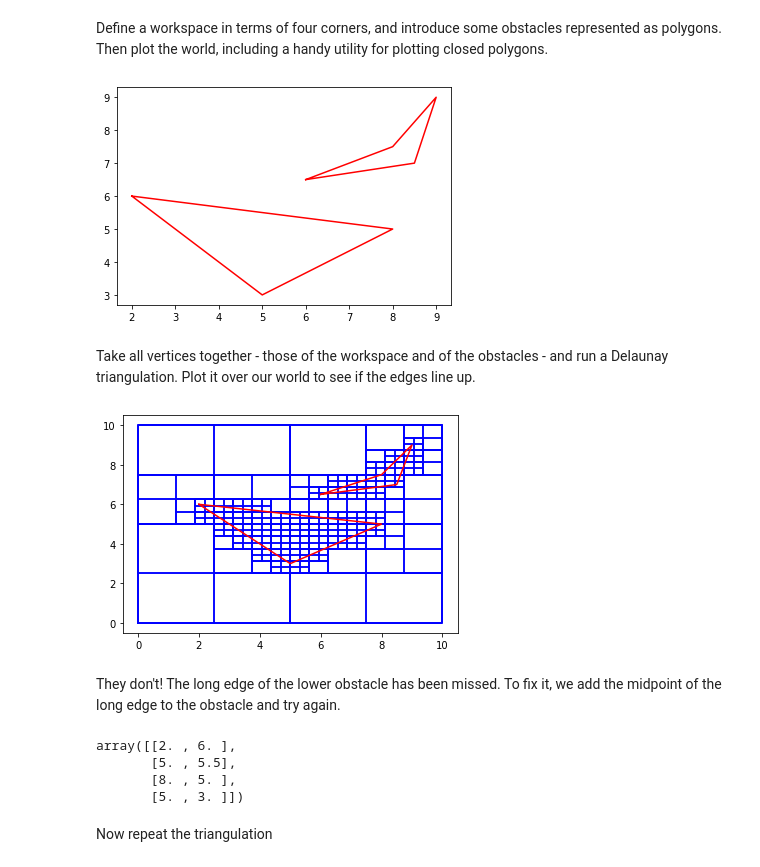
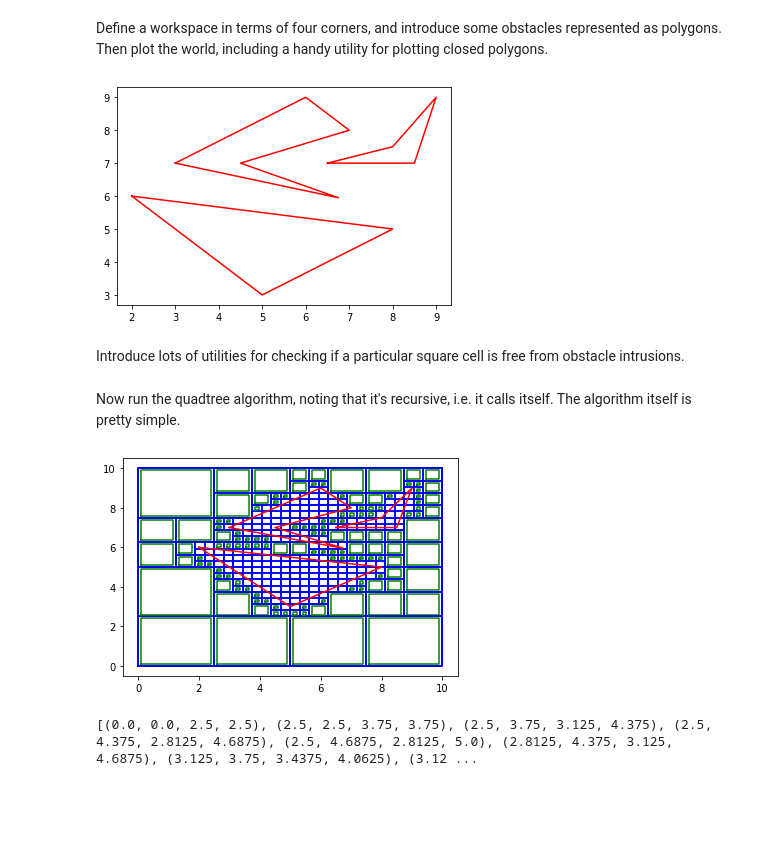
Before and after one commit to arthurrichards77/smply, a Jupyter notebook: quadtree.ipynb, the cells around one changed output. Drawn from its saved outputs; the diff is of its cells as text; code cells hidden in the pictures; blank space fills up the shorter version.

```diff
--- a/quadtree.ipynb
+++ b/quadtree.ipynb
@@ -6,7 +6,8 @@ from scipy.spatial import Delaunay
 # %% [markdown]
 Define a workspace in terms of four corners, and introduce some obstacles represented as polygons.  Then plot the world, including a handy utility for plotting closed polygons.
 # %%
-obstacles = [np.array([[2.,6.],[8.,5.],[5.,3.]]),np.array([[6.,6.5],[8.5,7.],[9.,9.],[8.,7.5]])]
+obstacles = [np.array([[2.,6.],[8.,5.],[5.,3.]]),np.array([[6.5,7.],[8.5,7.],[9.,9.],[8.,7.5]])]
+obstacles.append(np.array([[3,7],[6.75,5.95],[4.5,7],[7,8],[6,9]]))
 
 def plot_poly(points,fmt='b-',**kwargs):
     plt.plot(np.append(points[:,0],points[0,0]),np.append(points[:,1],points[0,1]),fmt)
@@ -15,7 +16,9 @@ for ob in obstacles:
     plot_poly(ob,'r-')
 plt.show()
 # %% [output]
-[figure, old version]
+[figure, new version]
+# %% [markdown]
+Introduce lots of utilities for checking if a particular square cell is free from obstacle intrusions.
 # %%
 def lines_cross(a,b,c,d):
     M = np.array([[b[0]-a[0],c[0]-d[0]],[b[1]-a[1],c[1]-d[1]]])
@@ -69,40 +72,35 @@ def is_free(xlo,ylo,xhi,yhi,obstacles):
         return(False)
     else:
         return(True)
-# %% [markdown]
-Take all vertices together - those of the workspace and of the obstacles - and run a Delaunay triangulation.  Plot it over our world to see if the edges line up.
+# %% [markdown]
+Now run the quadtree algorithm, noting that it's recursive, i.e. it calls itself.  The algorithm itself is pretty simple.
 # %%
+cells = []
+tol = 0.6
+
 def quadtree(xlo,ylo,xhi,yhi,obstacles):
     #print(xlo,ylo,xhi,yhi)
     assert(xhi>xlo)
     assert(yhi>ylo)
     plt.plot([xlo,xlo,xhi,xhi,xlo],[ylo,yhi,yhi,ylo,ylo],'b-')
     if is_free(xlo,ylo,xhi,yhi,obstacles):
-        pass
-    elif xhi>xlo+0.5:
+        plt.plot([xlo+0.1,xlo+0.1,xhi-0.1,xhi-0.1,xlo+0.1],[ylo+0.1,yhi-0.1,yhi-0.1,ylo+0.1,ylo+0.1],'g-')
+        cells.append((xlo,ylo,xhi,yhi))
+    elif xhi>xlo+tol:
         quadtree(xlo,ylo,0.5*(xlo+xhi),0.5*(ylo+yhi),obstacles)
         quadtree(0.5*(xlo+xhi),0.5*(ylo+yhi),xhi,yhi,obstacles)
         quadtree(xlo,0.5*(ylo+yhi),0.5*(xlo+xhi),yhi,obstacles)
         quadtree(0.5*(xlo+xhi),ylo,xhi,0.5*(ylo+yhi),obstacles)
 
 bl = [0.,0.]
 tr = [10.,10.]
 quadtree(bl[0],bl[1],tr[0],tr[1],obstacles)
 
 for ob in obstacles:
     plot_poly(ob,'r-')
 plt.show()
+
+print(cells)
 # %% [output]
-[figure, old version]
+[figure, new version]
+[(0.0, 0.0, 2.5, 2.5), (2.5, 2.5, 3.75, 3.75), (2.5, 3.75, 3.125, 4.375), (2.5, 4.375, 2.8125, 4.6875), (2.5, 4.6875, 2.8125, 5.0), (2.8125, 4.375, 3.125, 4.6875), (3.125, 3.75, 3.4375, 4.0625), (3.12 ...
-# %% [markdown]
-They don't!  The long edge of the lower obstacle has been missed.  To fix it, we add the midpoint of the long edge to the obstacle and try again.
-# %%
-obstacles[0] = np.insert(obstacles[0],1,0.5*(obstacles[0][0]+obstacles[0][1]),0)
-obstacles[0]
-# %% [output]
-array([[2. , 6. ],
-       [5. , 5.5],
-       [8. , 5. ],
-       [5. , 3. ]])
-# %% [markdown]
-Now repeat the triangulation
```
Also changed, not shown: parts of 15 cells of this notebook, 2 other files.
